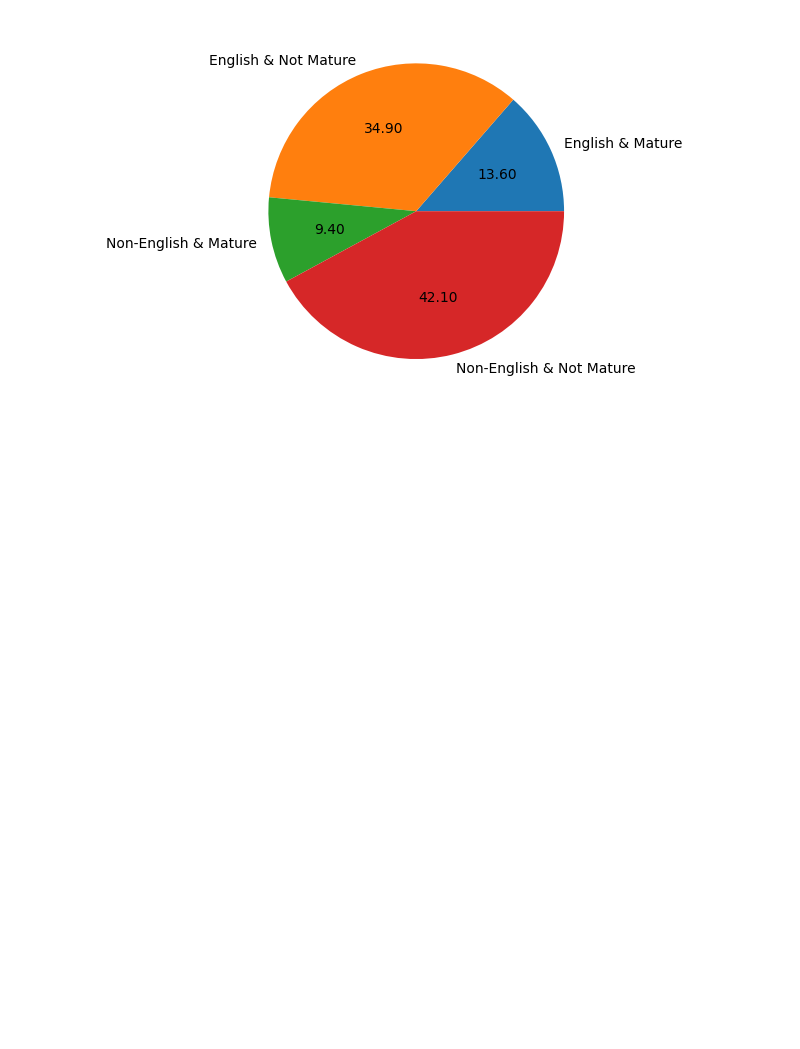
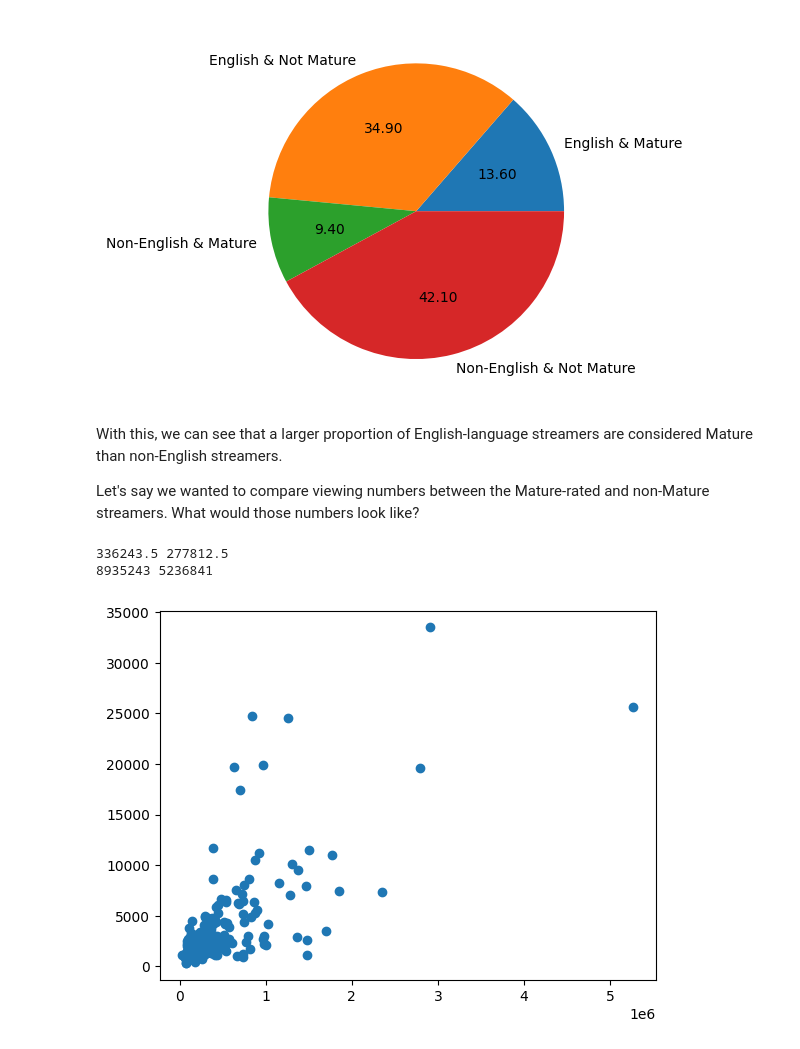
Before and after one commit to dylancortez/Twitch-Streamers, a Jupyter notebook: twitch_streamers.ipynb, the cells around one changed output. Cells and saved outputs as stored; diff of their text form; code cells hidden in the pictures; blank space fills up the shorter version.

Commit message:
Updated statistics and graphs

```diff
--- a/twitch_streamers.ipynb
+++ b/twitch_streamers.ipynb
@@ -33,14 +34,8 @@ print(streamers.head())
 With the data now in our program, we are able to search and see different statistics. For example, we can see how many of these top 1000 streamers are listed as Mature (rated 18+ on the site).
 # %%
 #Creating a list of mature streamers
-mature = []
-non_mature = []
-#Creating a loop to see which streamers are listed as mature
-for streamer in streamers.Mature:
-    if streamer == True:
-        mature.append(streamer)
-    else:
-        non_mature.append(streamer)
+mature = streamers[streamers.Mature == True]
+non_mature = streamers[streamers.Mature == False]
 
 print(len(mature))
 percent_mature = (len(mature)/1000) * 100
@@ -90,3 +78,28 @@ plt.pie([len(english_mature), len(english_nonmature), len(nonenglish_mature), le
 plt.show()
 # %% [output]
 [figure]
+# %% [markdown]
+With this, we can see that a larger proportion of English-language streamers are considered Mature than non-English streamers.
+
+Let's say we wanted to compare viewing numbers between the Mature-rated and non-Mature streamers. What would those numbers look like?
+# %%
+#Looking at the summary statistics for the two categories of Mature and Non-Mature Streamers
+#Median
+non_mature_median = np.median(non_mature.Followers)
+mature_median = np.median(mature.Followers)
+
+print(non_mature_median, mature_median)
+
+#Range
+mature_range = (max(mature.Followers) - min(mature.Followers))
+non_mature_range = (max(non_mature.Followers) - min(non_mature.Followers))
+print(non_mature_range, mature_range)
+# %% [output]
+336243.5 277812.5
+8935243 5236841
+# %%
+#Creating a Scatter Plot to show any correlation between follower numbers average viewership
+plt.scatter(x=mature.Followers, y=mature["Average viewers"])
+plt.show()
+# %% [output]
+[figure, added]
```
Also changed, not shown: parts of 2 cells of this notebook.
